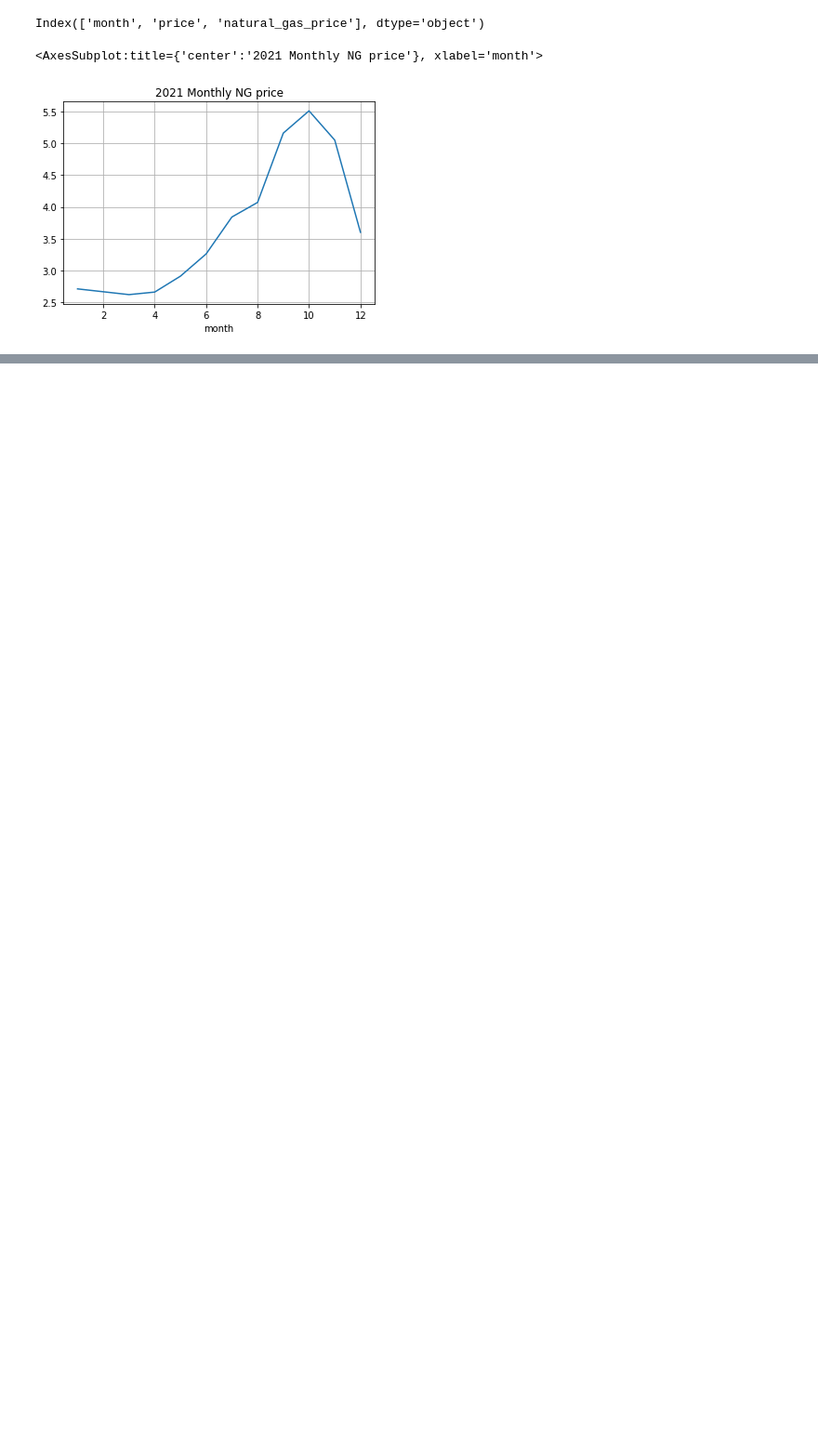
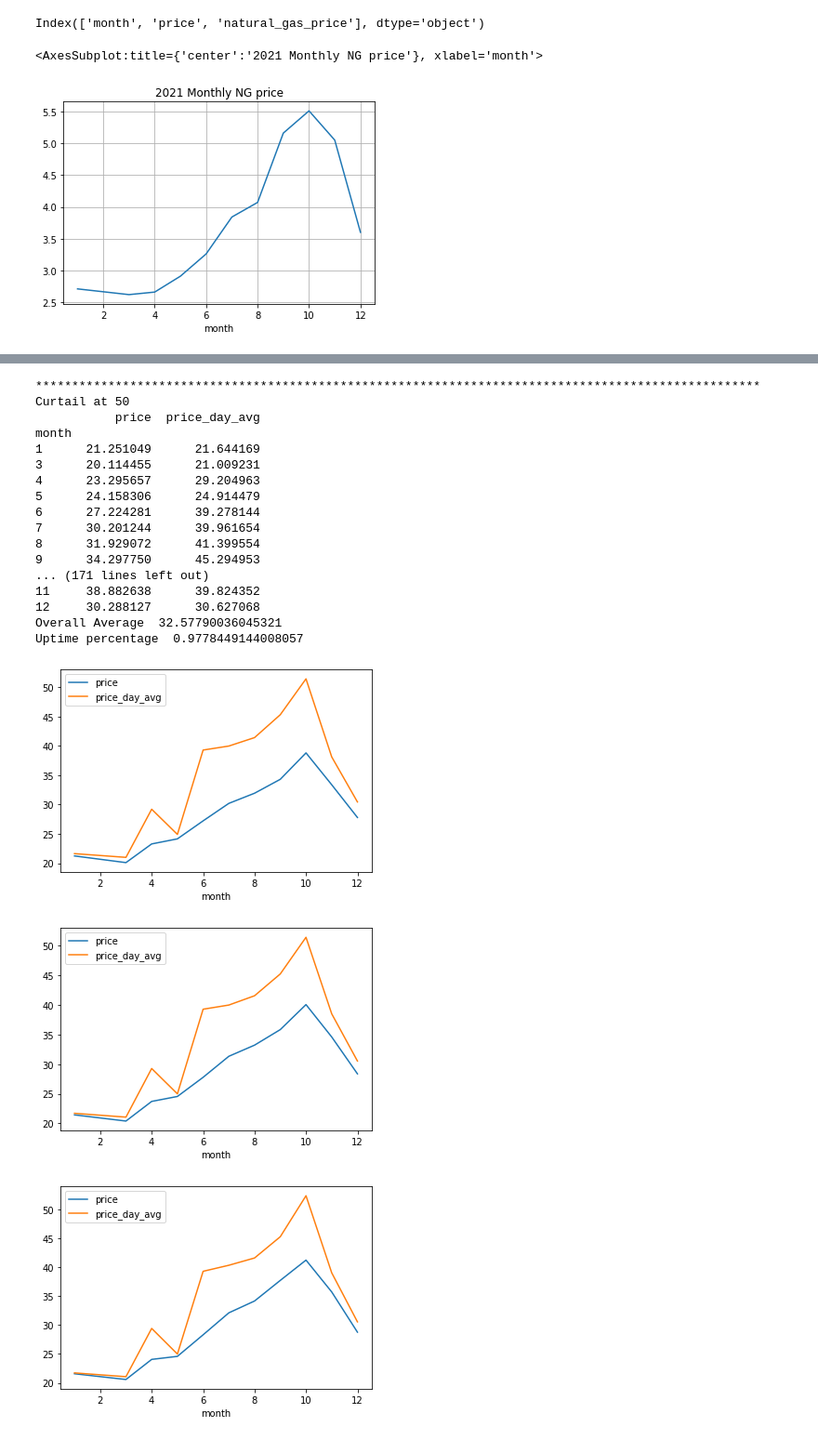
Before and after one commit to mingchen62/ercot-dam-notif, a Jupyter notebook: notebook/DAM_analysis.ipynb, the cells around one changed output, grey strips where cells are left out. Shown at 93% size. Drawn from its saved outputs; the diff is of its cells as text; code cells hidden in the pictures; blank space fills up the shorter version.

Commit message:
data persistence and metric reporting

```diff
--- a/notebook/DAM_analysis.ipynb
+++ b/notebook/DAM_analysis.ipynb
@@ -231,17 +227,3 @@ df_price_ng.plot(x ='month', y='natural_gas_price', kind = 'line', title="2021 M
 # %% [output]
 <AxesSubplot:title={'center':'2021 Monthly NG price'}, xlabel='month'>
 [figure]
-# %%
-
-curtail_analysis = pd.DataFrame(columns = ['curtail', 'average', 'uptime'])
-
-for curtail in range(50,105, 5):
-    print("*"*100)
-    print("Curtail at "+ str(curtail))
-    df_curtail = df [df['price'] <= curtail]
-    print(df_curtail.groupby('month').mean())
-    df_curtail.groupby('month').mean().plot(legend=True)
-    print("Overall Average ", df_curtail['price'].mean())
-    print("Uptime percentage ", df_curtail['Date'].count()/df['Date'].count())
-    curtail_analysis = curtail_analysis.append({'curtail' : curtail, 'average' :df_curtail['price'].mean(), 'uptime' : df_curtail['Date'].count()/df['Date'].count()},
-                ignore_index = True)
@@ -277,3 +232,7 @@ Uptime percentage  0.9771182008368201
+# %%
+curtail_analysis = pd.DataFrame(columns = ['curtail', 'average', 'uptime'])
+
+curtail_analysis.drop(curtail_analysis.index, inplace=True)
 # %%
 curtail_analysis.head
 # %% [output]
@@ -291,0 +263,38 @@ curtail_analysis.head
+# %%
+avg_threshold = 30
+def curtail_function(row, curtail):
+    if row['price'] <= curtail:
+        return 'N'
+    return 'Y'
+for curtail in range(50,105, 5):
+    print("*"*100)
+    print("Curtail at "+ str(curtail))
+    df_dam['curtail'] = df_dam.apply( lambda row: curtail_function(row, curtail), axis = 1)
+    df_curtail = df_dam [df_dam['curtail'] == 'N' ]
+    print(df_curtail.groupby('month').mean())
+    df_curtail.groupby('month').mean().plot(legend=True)
+    print("Overall Average ", df_curtail['price'].mean())
+    print("Uptime percentage ", df_curtail['Date'].count()/df_dam['Date'].count())
+    curtail_analysis = curtail_analysis.append({'curtail' : curtail, 'average' :df_curtail['price'].mean(), 'uptime' : df_curtail['Date'].count()/df_dam['Date'].count()},
+                ignore_index = True)
+# %% [output]
+****************************************************************************************************
+Curtail at 50
+           price  price_day_avg
+month
+1      21.251049      21.644169
+3      20.114455      21.009231
+4      23.295657      29.204963
+5      24.158306      24.914479
+6      27.224281      39.278144
+7      30.201244      39.961654
+8      31.929072      41.399554
+9      34.297750      45.294953
+... (171 lines left out)
+11     38.882638      39.824352
+12     30.288127      30.627068
+Overall Average  32.57790036045321
+Uptime percentage  0.9778449144008057
+[figure, added]
+[figure, added]
+[figure, added]
```
Also changed, not shown: parts of 49 cells of this notebook, 6 other files.
